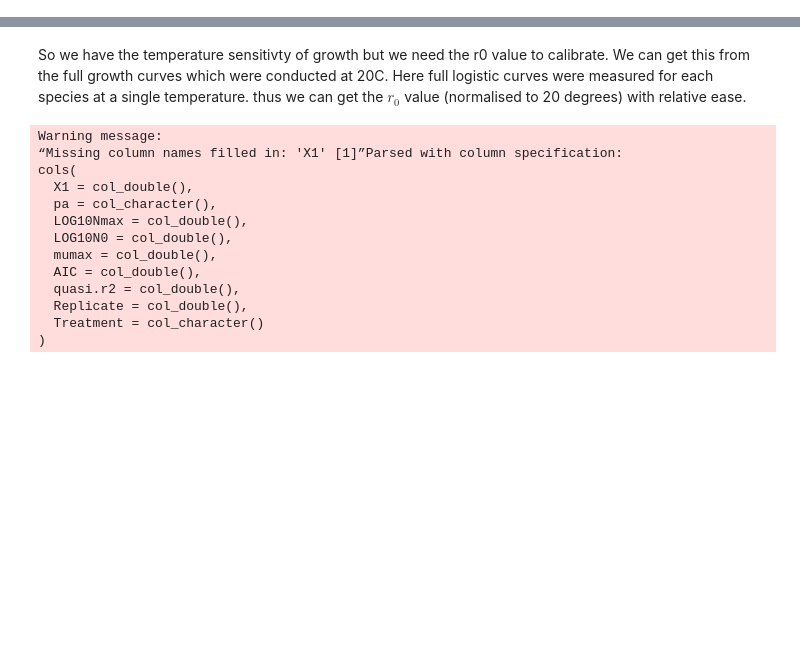
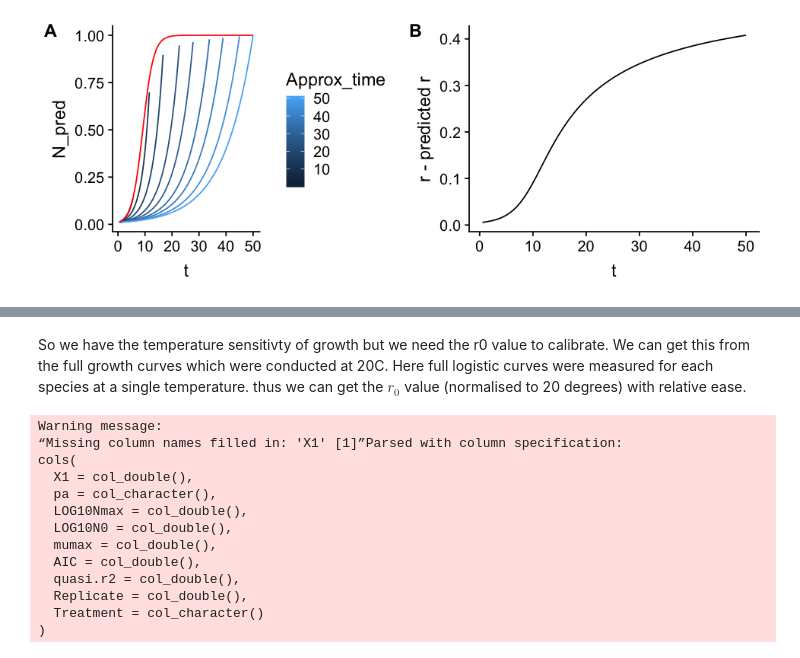
Before and after one commit to CleggTom/Bacterial_Interactions, a Jupyter notebook: notebooks/Data_analysis.ipynb, the cells around one changed output, grey strips where cells are left out. Drawn from its saved outputs; the diff is of its cells as text; code cells hidden in the pictures; blank space fills up the shorter version.

```diff
--- a/notebooks/Data_analysis.ipynb
+++ b/notebooks/Data_analysis.ipynb
@@ -35,0 +77,39 @@ First we read in the data and calulate the growth rates:
+# %%
+library(tidyverse)
+library(cowplot)
+
+r = 0.5; N0 = 0.01; K = 1
+N_sim <- data.frame(t = seq(0,50,length.out = 100), r,N0, K) %>%
+    mutate(N = K / (1 + ((K-N0)/(N0))*exp(-t*r))) %>%
+    mutate(r_pred = (log(N)-log(N0)) / t)
+
+#generate exponential approximates
+t_app <- round(seq(1,50,length.out = 10))
+r_app <- (log(K / (1 + ((K-N0)/(N0))*exp(-t_app*r))) - log(N0)) / t_app
+N_app <- matrix(NA,100,10)
+colnames(N_app) <- t_app
+
+for(i in 1:10){
+    N_tmp <- 0.01 * exp(r_app[i] * N_sim$t[N_sim$t <= t_app[i]])
+    N_app[1:length(N_tmp),i] <- N_tmp
+}
+
+N_sim <- cbind(N_sim,as.data.frame(N_app)) %>%
+    gather("Approx_time","N_pred",7:16) %>%
+    mutate(Approx_time = as.numeric(Approx_time)) %>%
+    filter(!is.na(N_pred),!is.na(r_pred))
+
+p1 <- N_sim %>%
+    ggplot(aes(x = t))+
+        geom_line(aes(y = N_pred, group = Approx_time, colour = Approx_time))+
+        geom_line(aes(y = N),colour = "red")
+
+p2 <- N_sim %>%
+    ggplot(aes(x=t,y=r - r_pred))+
+        geom_line()+
+        ylab("r - predicted r")
+
+options(repr.plot.width = 8, repr.plot.height = 3)
+plot_grid(p1,p2,labels = c("A","B"))
+# %% [output]
+[figure, added]
```
Also changed, not shown: parts of 58 cells of this notebook.
